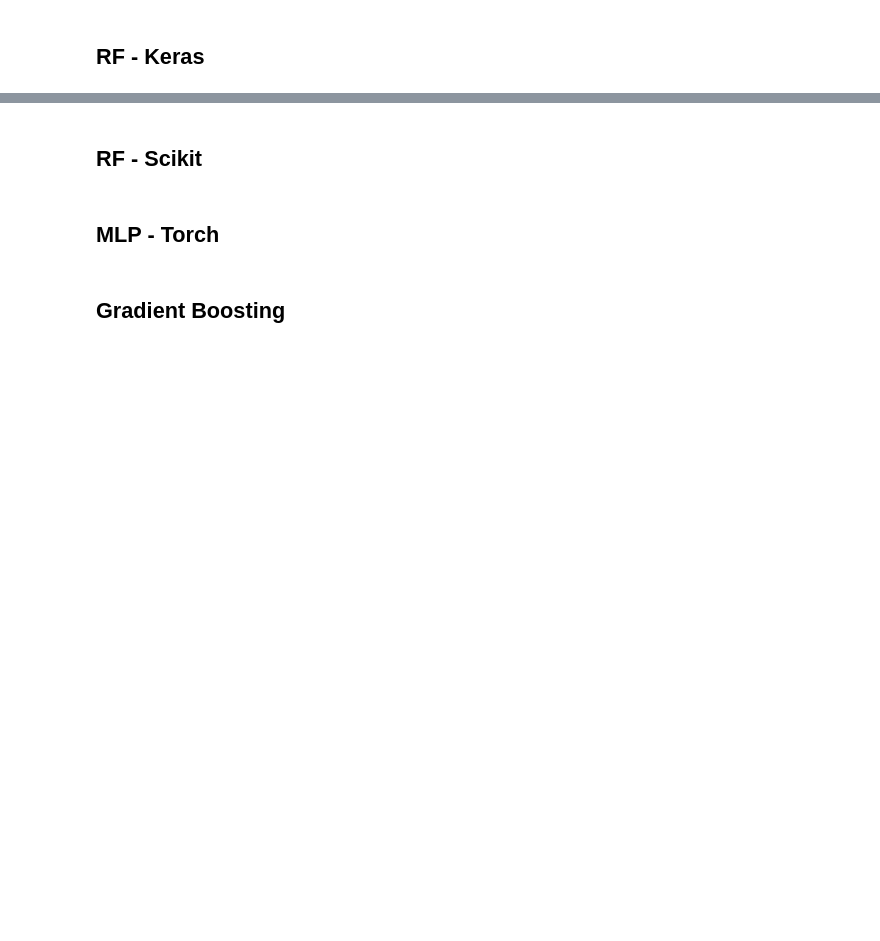
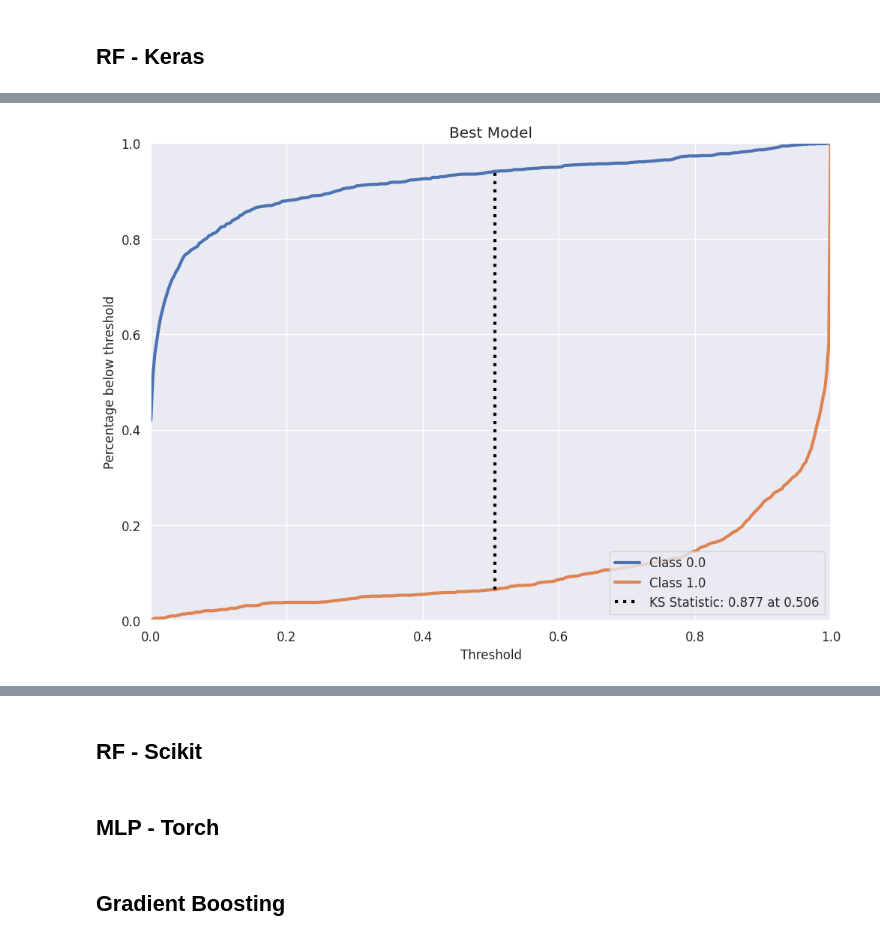
Before and after one commit to Charlesbr101/projeto-redes-neurais, a Jupyter notebook: main.ipynb, the cells around one changed output, grey strips where cells are left out. Drawn from its saved outputs; the diff is of its cells as text; code cells hidden in the pictures; blank space fills up the shorter version.

```diff
--- a/main.ipynb
+++ b/main.ipynb
@@ -978,7 +1004,7 @@ plot_confusion(y_v, y_pred_normalized, 'Best Model')
 # %% [markdown]
 ## RF - Keras
 # %%
-tuner = tfdf.tuner.RandomSearch(num_trials=100)
+tuner = tfdf.tuner.RandomSearch(num_trials=100, trial_num_threads=4)
 tuner.choice("max_depth", [16, 18, 20, 22, 24])
 
 tuner.choice("growing_strategy", ["BEST_FIRST_GLOBAL"])
@@ -1017,0 +1044,3 @@ plot_train_history(history)
+# %%
+y_pred = model.predict(X_v)
+probs = np.column_stack((1-y_pred,y_pred))
@@ -1017,0 +1049,4 @@ plot_train_history(history)
+# %%
+kscurve(y_v, probs, 'Best Model')
+# %% [output]
+[figure, added]
```
Also changed, not shown: parts of 65 cells of this notebook.
